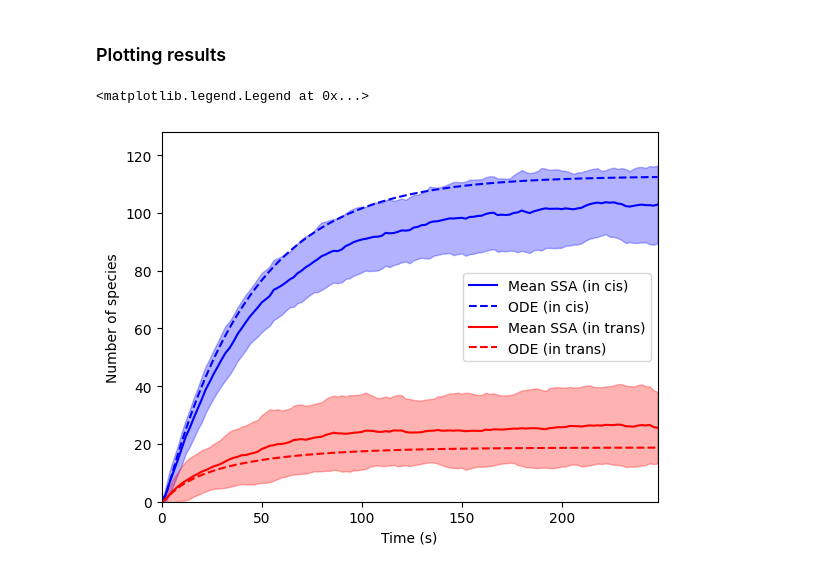
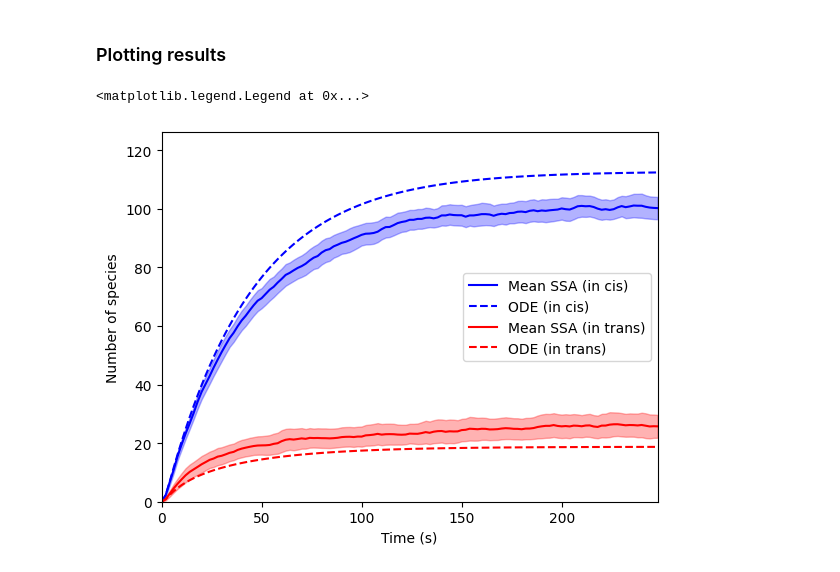
Before and after one commit to aivarsoo/ssa-solvers, a Jupyter notebook: notebooks/mrna_srna.ipynb, the cells around one changed output. Drawn from its saved outputs; the diff is of its cells as text; code cells hidden in the pictures.

```diff
--- a/notebooks/mrna_srna.ipynb
+++ b/notebooks/mrna_srna.ipynb
@@ -71,28 +71,30 @@ means_intrans, stds_intrans = ssa_simulator_intrans.data_set.mean_and_std(time_g
 # %%
 time_grid = time_grid.cpu()
 
 plt.figure()
 species_idx_incis = 1
+conf_interval = 3 * stds_incis[species_idx_incis, :] / torch.sqrt(torch.tensor(n_traj))
 plt.plot(time_grid, means_incis[species_idx_incis, :], 'b', label='Mean SSA (in cis)')
-plt.fill_between(time_grid, means_incis[species_idx_incis,:]+stds_incis[species_idx_incis, :], means_incis[species_idx_incis,:]-stds_incis[species_idx_incis, :], color='b', alpha=0.3)
+plt.fill_between(time_grid, means_incis[species_idx_incis,:] + conf_interval, means_incis[species_idx_incis,:] - conf_interval, color='b', alpha=0.3)
 plt.plot(time_grid, ode_res_incis[species_idx_incis, :], 'b--', label='ODE (in cis)')
 plt.xlim([0, end_time])
 plt.xlabel('Time (s)')
 plt.ylabel('Number of species')
 
 
 species_idx_intrans = 2
+conf_interval = 3 * stds_intrans[species_idx_intrans, :]/ torch.sqrt(torch.tensor(n_traj))
 plt.plot(time_grid, means_intrans[species_idx_intrans, :], 'r', label='Mean SSA (in trans)')
-plt.fill_between(time_grid, means_intrans[species_idx_intrans,:]+stds_intrans[species_idx_intrans, :], means_intrans[species_idx_intrans,:]-stds_intrans[species_idx_intrans, :],
+plt.fill_between(time_grid, means_intrans[species_idx_intrans,:] + conf_interval, means_intrans[species_idx_intrans,:] - conf_interval,
                 color='r',alpha=0.3)
 plt.plot(time_grid, ode_res_intrans[species_idx_intrans, :], 'r--', label='ODE (in trans)')
 plt.xlim([0, end_time])
 plt.xlabel('Time (s)')
 plt.ylabel('Number of species')
 plt.xlim([0, max(time_grid)])
 plt.ylim([0, 1.1 * max([(means_intrans[species_idx_intrans,:]+stds_intrans[species_idx_intrans, :]).max(),
                         (means_incis[species_idx_incis,:]+stds_incis[species_idx_incis, :]).max()])])
 plt.legend()
 # %% [output]
 <matplotlib.legend.Legend at 0x...>
-[figure, old version]
+[figure, new version]
```
Also changed, not shown: 3 other files.
